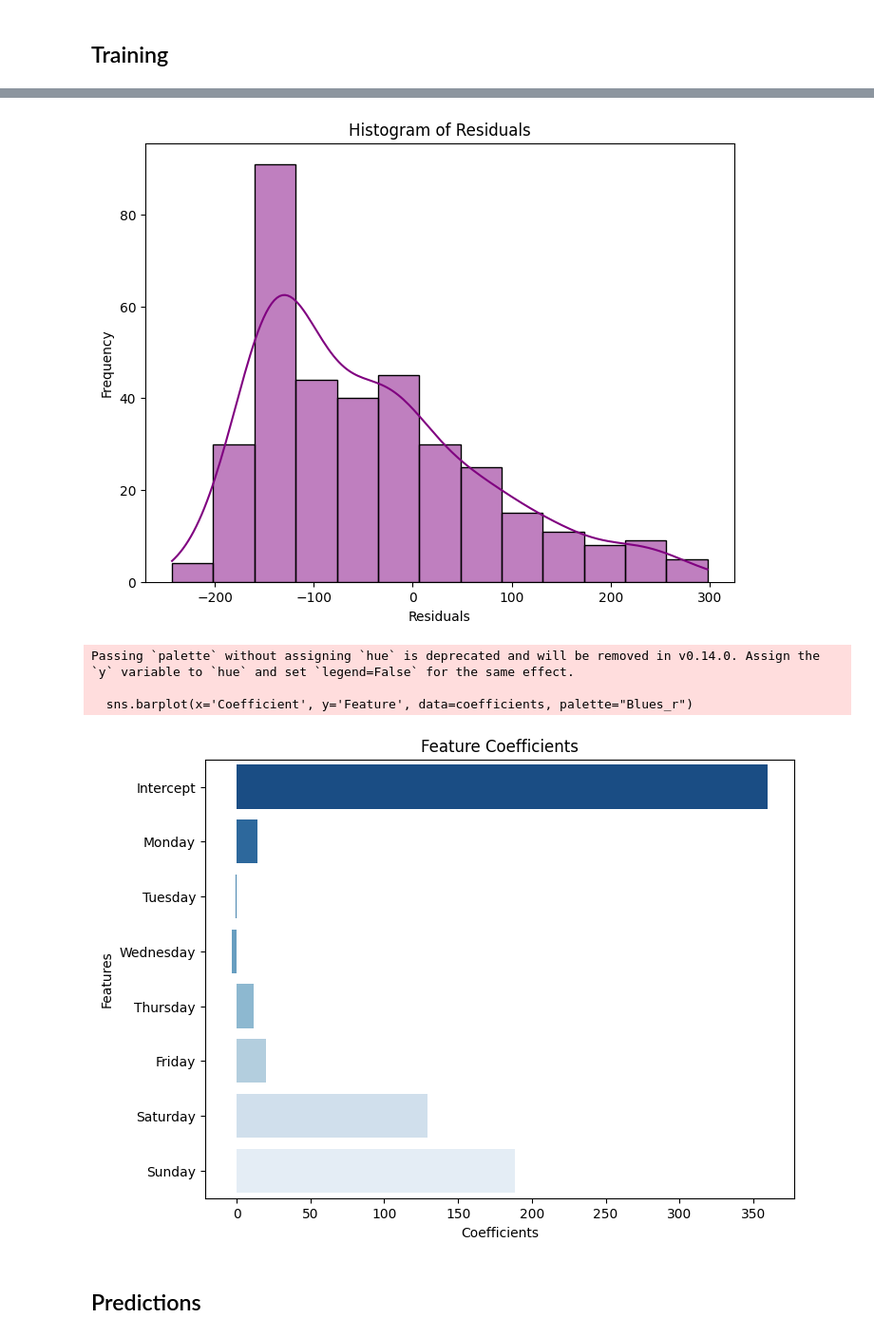
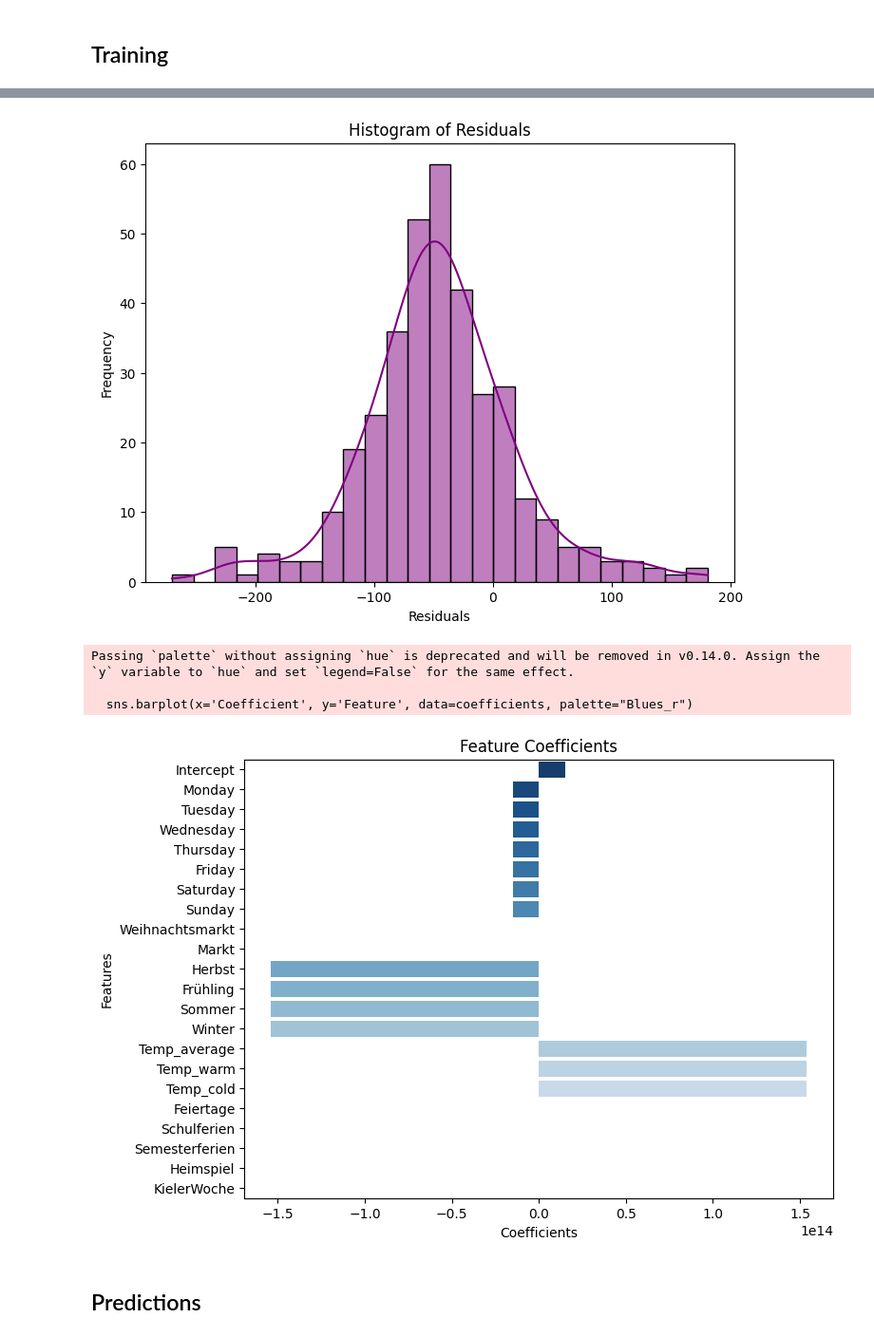
Before and after one commit to Fiesa00/DS_ML_Gr_1.5, a Jupyter notebook: 2_BaselineModel/Baseline-Model W2.ipynb, the cells around one changed output, grey strips where cells are left out. Shown: that part at 95% size. Saved outputs shown, nothing was run; the diff lists cells and outputs as text; code cells hidden in the pictures.

```diff
--- a/2_BaselineModel/Baseline-Model W2.ipynb
+++ b/2_BaselineModel/Baseline-Model W2.ipynb
@@ -112,8 +110,20 @@ features = ['Monday',
             'Friday',
             'Saturday',
             'Sunday',
-            'Weihnachtsmarkt'
-            'Markt'
+            'Weihnachtsmarkt',
+            'Markt',
+            'Herbst',
+            'Frühling',
+            'Sommer',
+            'Winter',
+            'Temp_average',
+            'Temp_warm',
+            'Temp_cold',
+            'Feiertage',
+            'Schulferien',
+            'Semesterferien',
+            'Heimspiel',
+            'KielerWoche'
             ]
 X = data[features] #target variable: Umsatz
 
@@ -226,8 +236,8 @@ Mean Absolute Percentage Error (MAPE): 32.54%
-[figure, old version]
+[figure, new version]
 Passing `palette` without assigning `hue` is deprecated and will be removed in v0.14.0. Assign the `y` variable to `hue` and set `legend=False` for the same effect.
 
   sns.barplot(x='Coefficient', y='Feature', data=coefficients, palette="Blues_r")
-[figure, old version]
+[figure, new version]
 # %% [markdown]
 ## Predictions
 # %%
```
Also changed, not shown: parts of 5 cells of this notebook, 6 other files.
